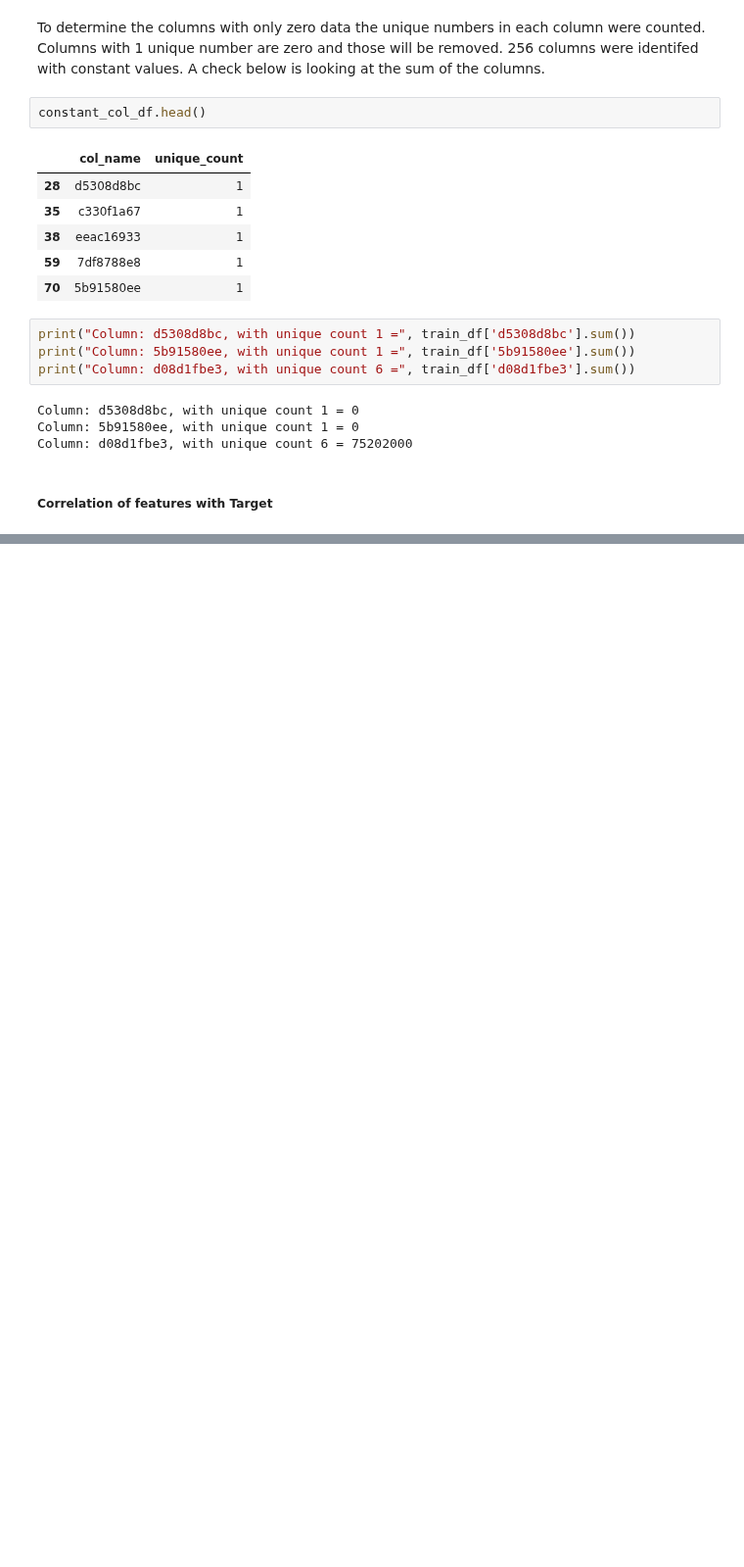
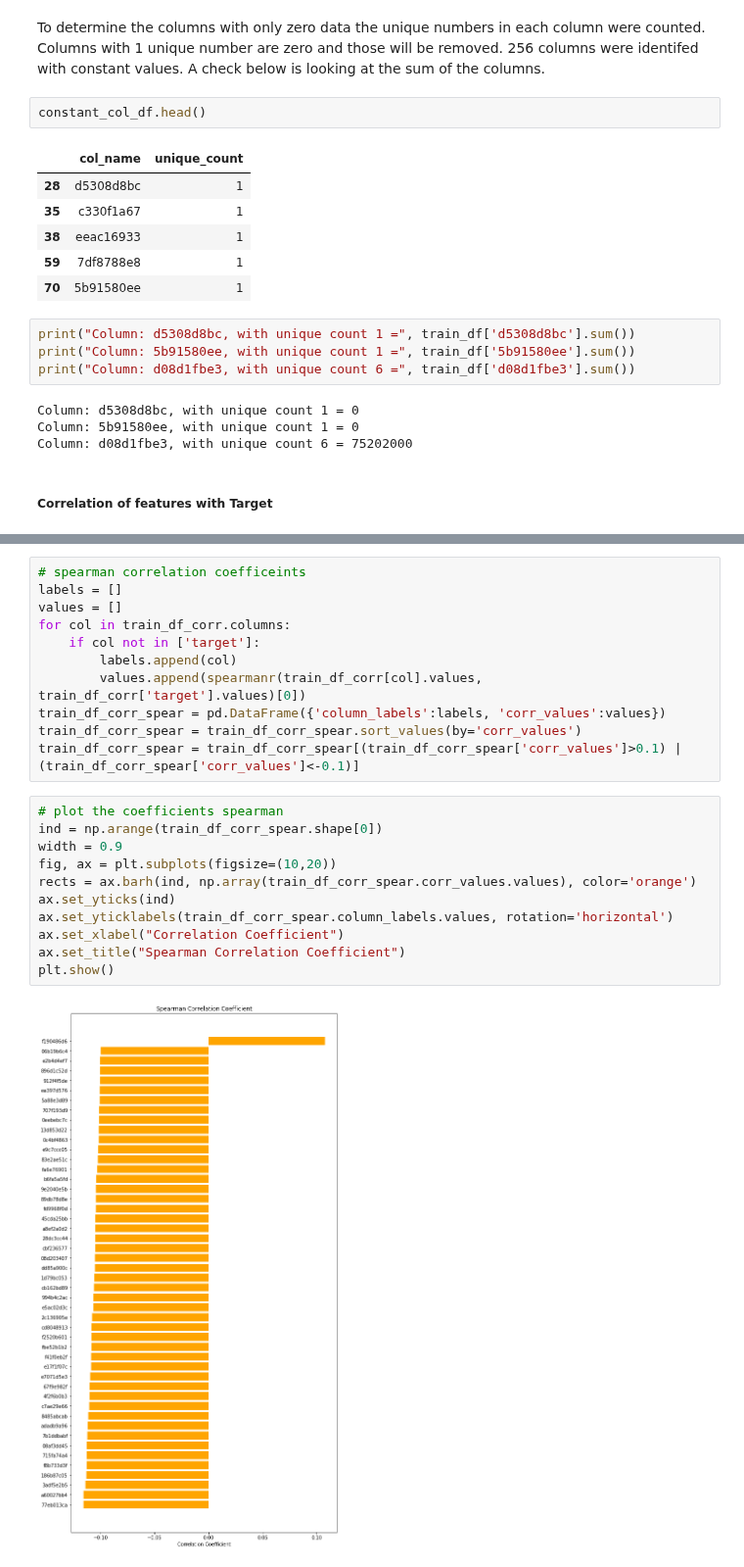
Before and after one commit to jpeterson28/DSCT_Capstone2, a Jupyter notebook: santander_value_prediction_code.ipynb, the cells around one changed output, grey strips where cells are left out. Shown at 98% size. Saved outputs shown, nothing was run; the diff lists cells and outputs as text; blank space fills up the shorter version.

```diff
--- a/santander_value_prediction_code.ipynb
+++ b/santander_value_prediction_code.ipynb
@@ -141,0 +184,24 @@ Column: d08d1fbe3, with unique count 6 = 75202000
+# %%
+# spearman correlation coefficeints
+labels = []
+values = []
+for col in train_df_corr.columns:
+    if col not in ['target']:
+        labels.append(col)
+        values.append(spearmanr(train_df_corr[col].values, train_df_corr['target'].values)[0])
+train_df_corr_spear = pd.DataFrame({'column_labels':labels, 'corr_values':values})
+train_df_corr_spear = train_df_corr_spear.sort_values(by='corr_values')
+train_df_corr_spear = train_df_corr_spear[(train_df_corr_spear['corr_values']>0.1) | (train_df_corr_spear['corr_values']<-0.1)]
+# %%
+# plot the coefficients spearman
+ind = np.arange(train_df_corr_spear.shape[0])
+width = 0.9
+fig, ax = plt.subplots(figsize=(10,20))
+rects = ax.barh(ind, np.array(train_df_corr_spear.corr_values.values), color='orange')
+ax.set_yticks(ind)
+ax.set_yticklabels(train_df_corr_spear.column_labels.values, rotation='horizontal')
+ax.set_xlabel("Correlation Coefficient")
+ax.set_title("Spearman Correlation Coefficient")
+plt.show()
+# %% [output]
+[figure, added]
```
Also changed, not shown: parts of 17 cells of this notebook.
